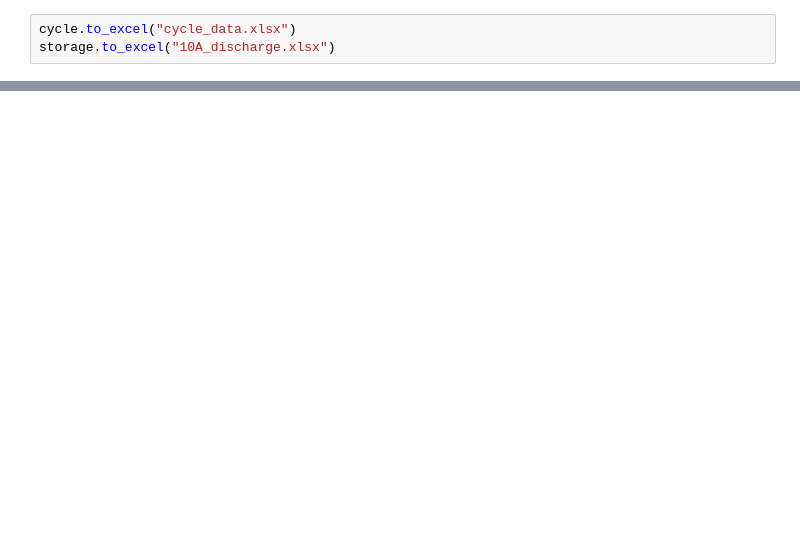
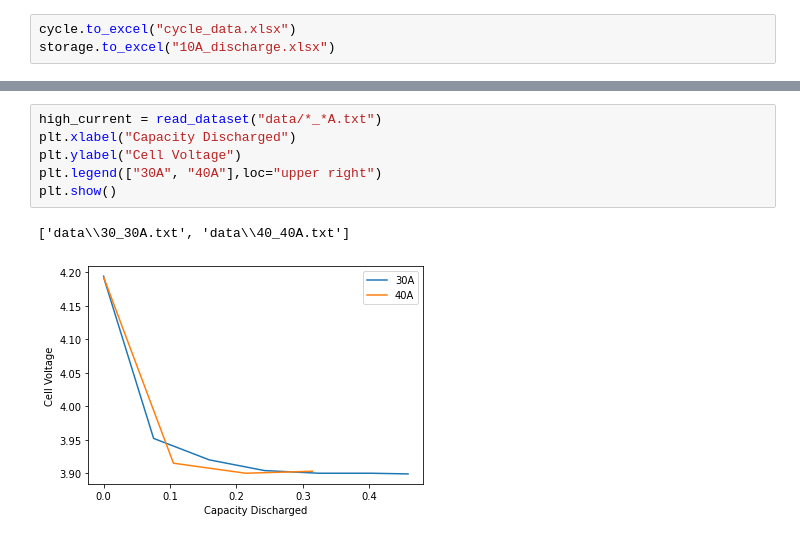
Before and after one commit to Team-Peryton/21700-Li-ion-Cell-Testing, a Jupyter notebook: cell_process.ipynb, the cells around one changed output, grey strips where cells are left out. Drawn from its saved outputs; the diff is of its cells as text; blank space fills up the shorter version.

```diff
--- a/cell_process.ipynb
+++ b/cell_process.ipynb
@@ -43,0 +95,9 @@ storage.to_excel("10A_discharge.xlsx")
+# %%
+high_current = read_dataset("data/*_*A.txt")
+plt.xlabel("Capacity Discharged")
+plt.ylabel("Cell Voltage")
+plt.legend(["30A", "40A"],loc="upper right")
+plt.show()
+# %% [output]
+['data\\30_30A.txt', 'data\\40_40A.txt']
+[figure, added]
```
Also changed, not shown: parts of 7 cells of this notebook, 6 other files.
